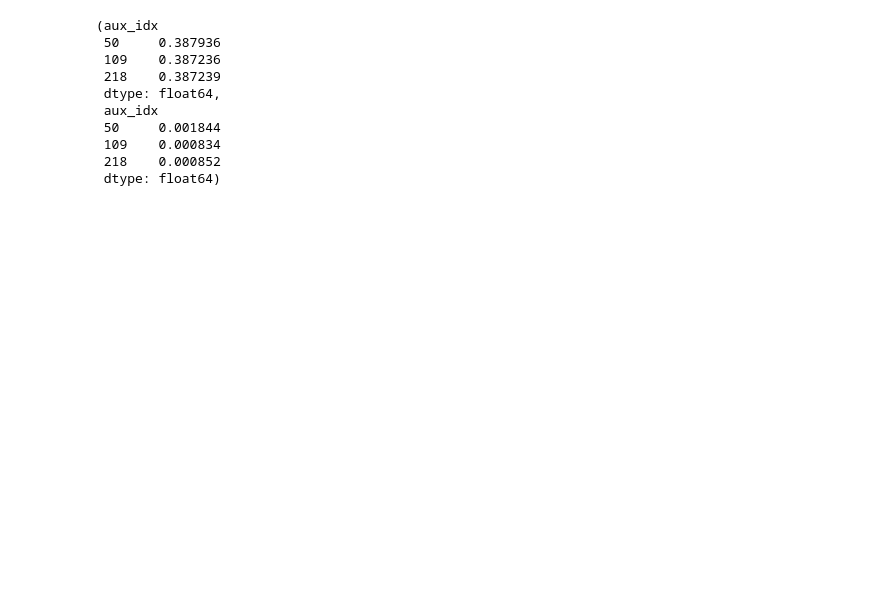
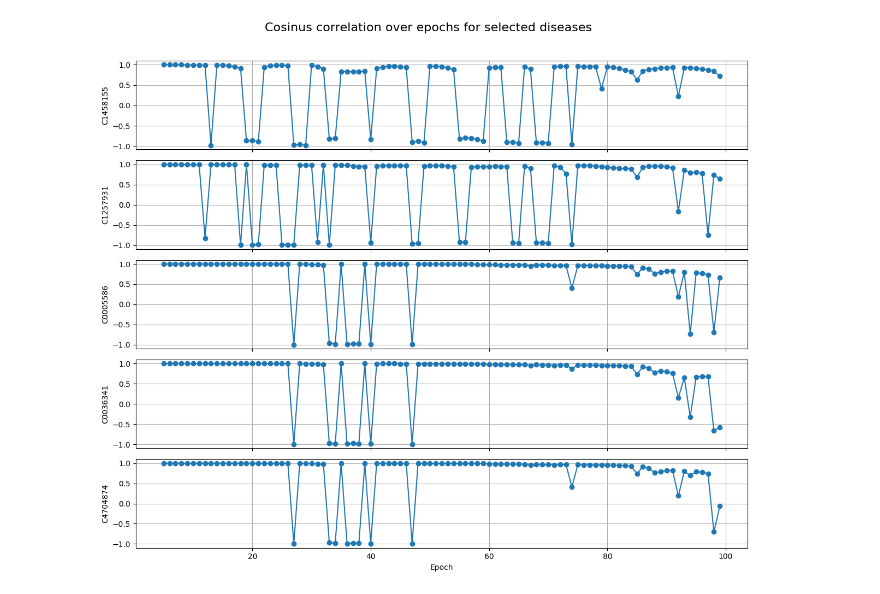
Before and after one commit to Nemes2000/gene-disease-gnn, a Jupyter notebook: notebooks/cosine_similarity.ipynb, the cells around one changed output. Cells and saved outputs as stored; diff of their text form; code cells hidden in the pictures; blank space fills up the shorter version.

```diff
--- a/notebooks/cosine_similarity.ipynb
+++ b/notebooks/cosine_similarity.ipynb
@@ -34,14 +93,18 @@ df_cos["cos"].mean(), df_cos["cos"].std()
  dtype: float64)
-# %%
-df_cos["weight"].mean(), df_cos["weight"].std()
-# %% [output]
-(aux_idx
- 50     0.387936
- 109    0.387236
- 218    0.387239
- dtype: float64,
- aux_idx
- 50     0.001844
- 109    0.000834
- 218    0.000852
- dtype: float64)
+# %%
+c_used = c_df
+diseases = ["C1458155", "C1257931", "C0005586", "C0036341", "C4704874"]
+
+fig, axes = plt.subplots(len(w_used.columns), 1, figsize=(12, 2*len(w_used.columns)), sharex=True)
+fig.suptitle("Cosinus correlation over epochs for selected diseases", fontsize=16, y=1.02)
+
+for ax, col, d in zip(axes, df_cos["cos"], diseases):
+    ax.plot(df_cos["cos"].index, df_cos["cos"][col], marker='o')
+    ax.set_ylabel(f"{d}")
+    ax.grid(True)
+
+axes[-1].set_xlabel("Epoch")
+plt.tight_layout()
+plt.show()
+# %% [output]
+[figure, added]
```
Also changed, not shown: parts of 9 cells of this notebook, 10 other files.
